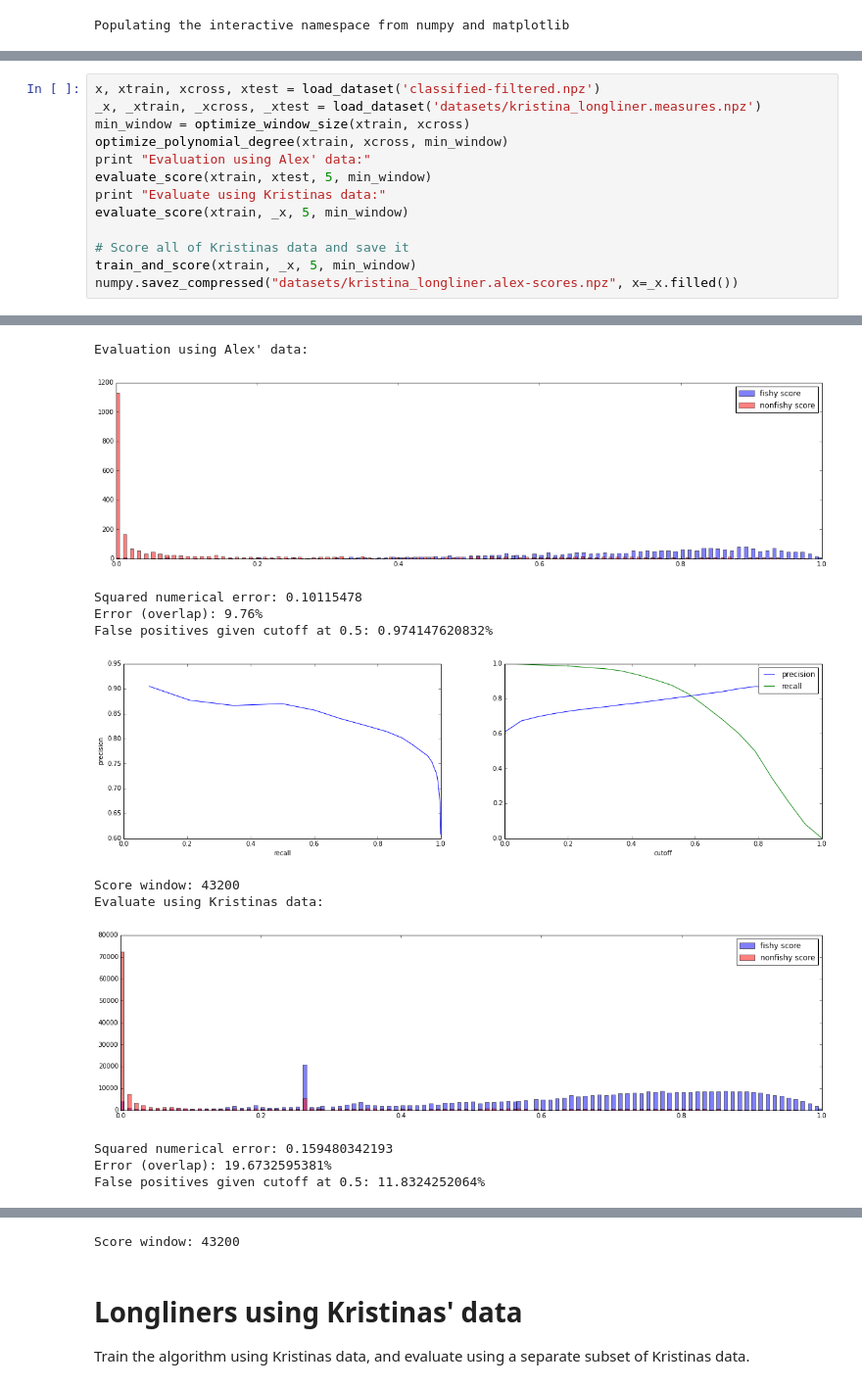
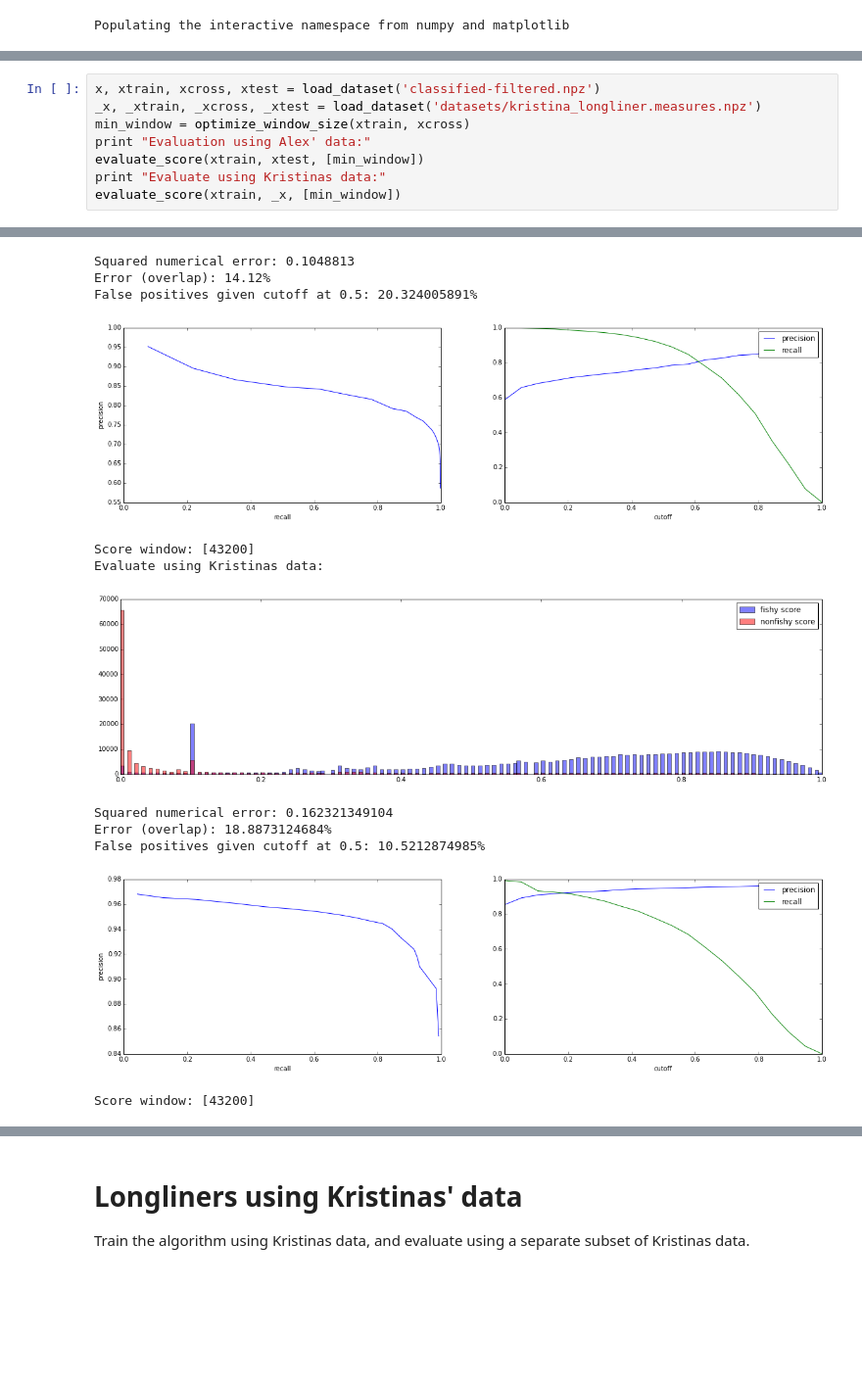
Before and after one commit to GlobalFishingWatch/vessel-scoring, a Jupyter notebook: Score_development.ipynb, the cells around one changed output, grey strips where cells are left out. Shown: that part at 98% size. Drawn from its saved outputs; the diff is of its cells as text; blank space fills up the shorter version.

Commit message:
clean up and add multi-window fits to notebook

```diff
--- a/Score_development.ipynb
+++ b/Score_development.ipynb
@@ -25,14 +22,9 @@ Train the algorithm using Alex' data, then evaluate on both Alex' and Kristinas
 x, xtrain, xcross, xtest = load_dataset('classified-filtered.npz')
 _x, _xtrain, _xcross, _xtest = load_dataset('datasets/kristina_longliner.measures.npz')
 min_window = optimize_window_size(xtrain, xcross)
-optimize_polynomial_degree(xtrain, xcross, min_window)
 print "Evaluation using Alex' data:"
-evaluate_score(xtrain, xtest, 5, min_window)
+evaluate_score(xtrain, xtest, [min_window])
 print "Evaluate using Kristinas data:"
-evaluate_score(xtrain, _x, 5, min_window)
-
-# Score all of Kristinas data and save it
-train_and_score(xtrain, _x, 5, min_window)
-numpy.savez_compressed("datasets/kristina_longliner.alex-scores.npz", x=_x.filled())
+evaluate_score(xtrain, _x, [min_window])
 # %% [output]
 Fitting an optimal window size for avg/stddev columns
@@ -57,12 +41,12 @@ Fitting an optimal degree of polynomial
-Evaluation using Alex' data:
+Squared numerical error: 0.1048813
+Error (overlap): 14.12%
+False positives given cutoff at 0.5: 20.324005891%
-[figure, old version]
+[figure, new version]
-Squared numerical error: 0.10115478
-Error (overlap): 9.76%
-False positives given cutoff at 0.5: 0.974147620832%
+Score window: [43200]
+Evaluate using Kristinas data:
-[figure, old version]
+[figure, new version]
-Score window: 43200
-Evaluate using Kristinas data:
+Squared numerical error: 0.162321349104
+Error (overlap): 18.8873124684%
+False positives given cutoff at 0.5: 10.5212874985%
-[figure, old version]
+[figure, new version]
-Squared numerical error: 0.159480342193
-Error (overlap): 19.6732595381%
-False positives given cutoff at 0.5: 11.8324252064%
+Score window: [43200]
@@ -70,4 +53,3 @@ False positives given cutoff at 0.5: 11.8324252064%
-Score window: 43200
 # %% [markdown]
 # Longliners using Kristinas' data
 Train the algorithm using Kristinas data, and evaluate using a separate subset of Kristinas data.
```
Also changed, not shown: parts of 13 cells of this notebook, 1 other file.
